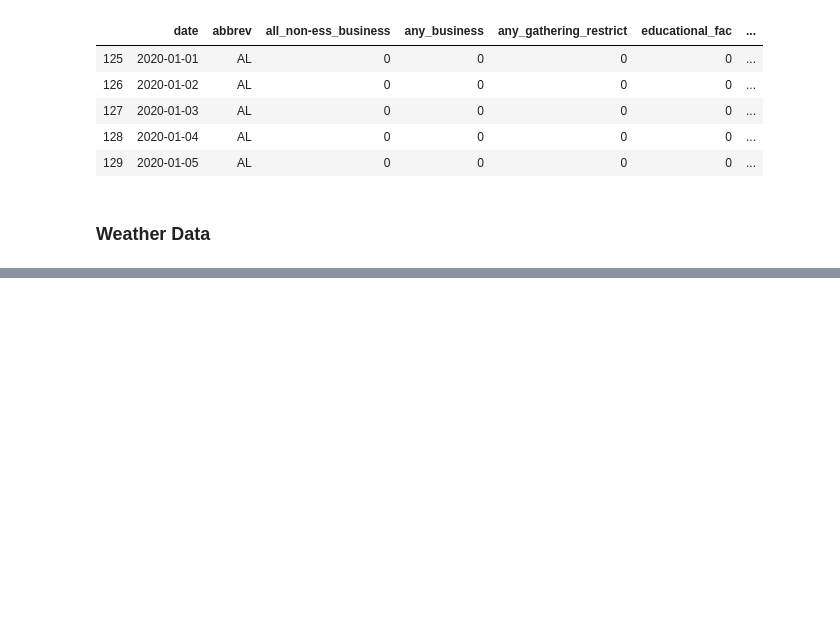
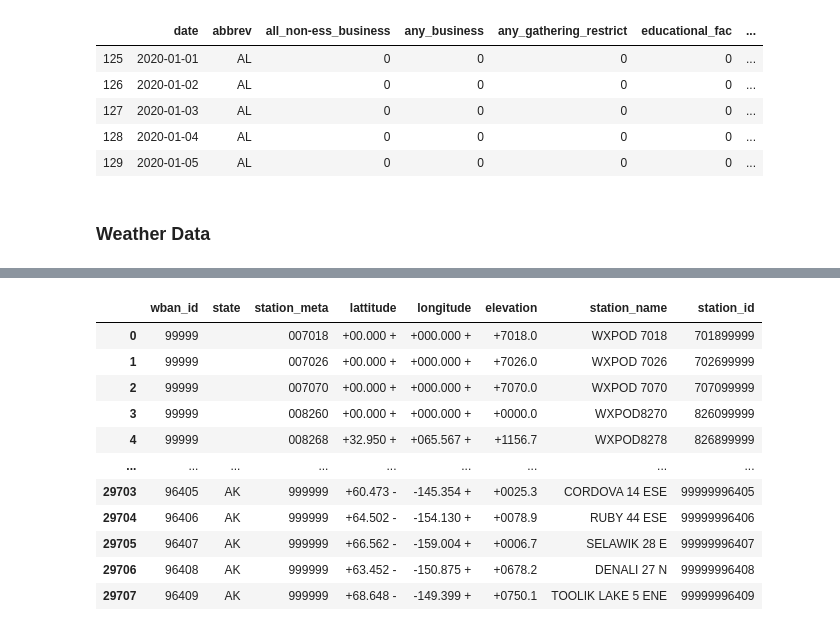
Before and after one commit to spotted-d/RNN_covid19_modeling, a Jupyter notebook: finalproject_group65.ipynb, the cells around one changed output, grey strips where cells are left out. Drawn from its saved outputs; the diff is of its cells as text; code cells hidden in the pictures; blank space fills up the shorter version.

Commit message:
Add weather munging code to final jupyter notebook

```diff
--- a/finalproject_group65.ipynb
+++ b/finalproject_group65.ipynb
@@ -787,0 +847,9 @@ NOT FOUND: USA
+# %%
+"""
+Concat all the government weather data together.
+"""
+RAW_DATA_DIR = "data/raw_data/"
+csv_data = []
+
+for i in range(1, 8):
+    csv_data.append(pd.read_csv(f"{RAW_DATA_DIR}state_weather_{i}.csv"))
@@ -787,0 +909,71 @@ NOT FOUND: USA
+# %%
+def extract_station_metadata():
+    """
+    In order to associate each of these measurements to a state, we must look to the
+    station metadata.
+
+    The text file for the station metadata is formatted by character start number,
+    so we can't just read it with a numpy csv parser or panda.read_csv and a basic delimiter.
+
+    This is a metadata for all global stations, but we want to extract
+    IDS for all of the US states only.
+    """
+    station_df = []
+    station_ids = open("data/raw_data/station_metadata.txt", "r")
+
+    # state start index
+    ss_index = 47
+    wban_index = 7
+    for i, line in enumerate(station_ids):
+        # skip header
+        if i == 0:
+            continue
+        state = line[ss_index: ss_index + 3].strip()
+        if state.isspace():
+            continue
+        else:
+            # It's a US state. Start parsing.
+            wban_id = line[wban_index: wban_index + 6].strip()
+            station_meta = line[0:7].strip()
+            # Because why not?
+            lattitude = line[57:66].strip()
+            longitude = line[65:75].strip()
+            elevation = line[74:82].strip()
+            station_name = line[13:43].strip()
+            station_id = f"{station_meta}{wban_id}"
+            try:
+                # The weather data has the station ID as an integer.
+                # Data types must match up in the join, so throw out anything that's not
+                # castable to an int.
+                station_id = int(station_id)
+            except:
+                continue
+            row = {
+                "wban_id": int(wban_id),
+                "state": state,
+                "station_meta": station_meta,
+                "lattitude": lattitude,
+                "longitude": longitude,
+                "elevation": elevation,
+                "station_name": station_name,
+                "station_id": station_id
+            }
+            station_df.append(row)
+    result = pd.DataFrame(station_df)
+    return result
+
+station_df = extract_station_metadata()
+display(station_df)
+# %% [output]
+|  | wban_id | state | station_meta | lattitude | longitude | elevation | station_name | station_id |
+| 0 | 99999 |  | 007018 | +00.000 + | +000.000 + | +7018.0 | WXPOD 7018 | 701899999 |
+| 1 | 99999 |  | 007026 | +00.000 + | +000.000 + | +7026.0 | WXPOD 7026 | 702699999 |
+| 2 | 99999 |  | 007070 | +00.000 + | +000.000 + | +7070.0 | WXPOD 7070 | 707099999 |
+| 3 | 99999 |  | 008260 | +00.000 + | +000.000 + | +0000.0 | WXPOD8270 | 826099999 |
+| 4 | 99999 |  | 008268 | +32.950 + | +065.567 + | +1156.7 | WXPOD8278 | 826899999 |
+| ... | ... | ... | ... | ... | ... | ... | ... | ... |
+| 29703 | 96405 | AK | 999999 | +60.473 - | -145.354 + | +0025.3 | CORDOVA 14 ESE | 99999996405 |
+| 29704 | 96406 | AK | 999999 | +64.502 - | -154.130 + | +0078.9 | RUBY 44 ESE | 99999996406 |
+| 29705 | 96407 | AK | 999999 | +66.562 - | -159.004 + | +0006.7 | SELAWIK 28 E | 99999996407 |
+| 29706 | 96408 | AK | 999999 | +63.452 - | -150.875 + | +0678.2 | DENALI 27 N | 99999996408 |
+| 29707 | 96409 | AK | 999999 | +68.648 - | -149.399 + | +0750.1 | TOOLIK LAKE 5 ENE | 99999996409 |
```
Also changed, not shown: parts of 18 cells of this notebook.
